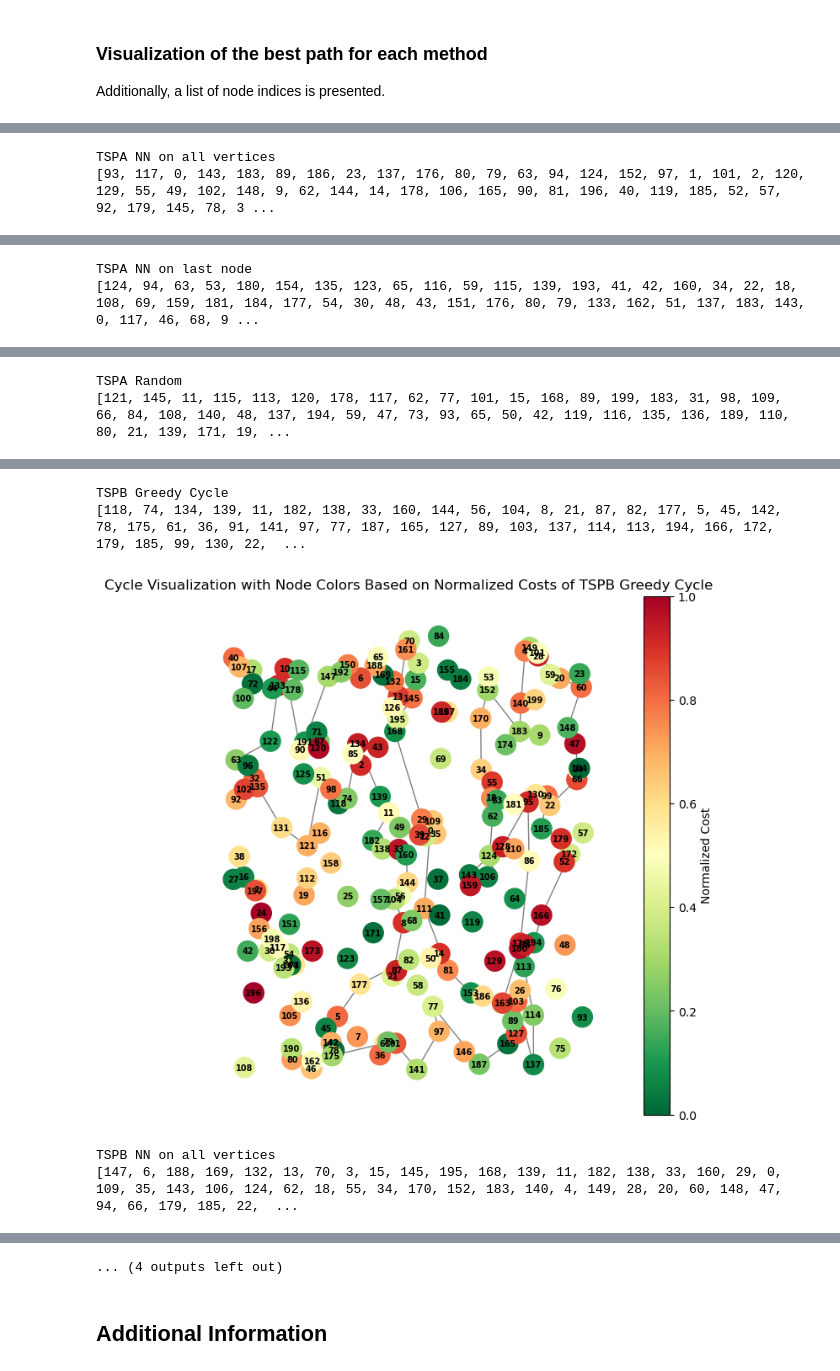
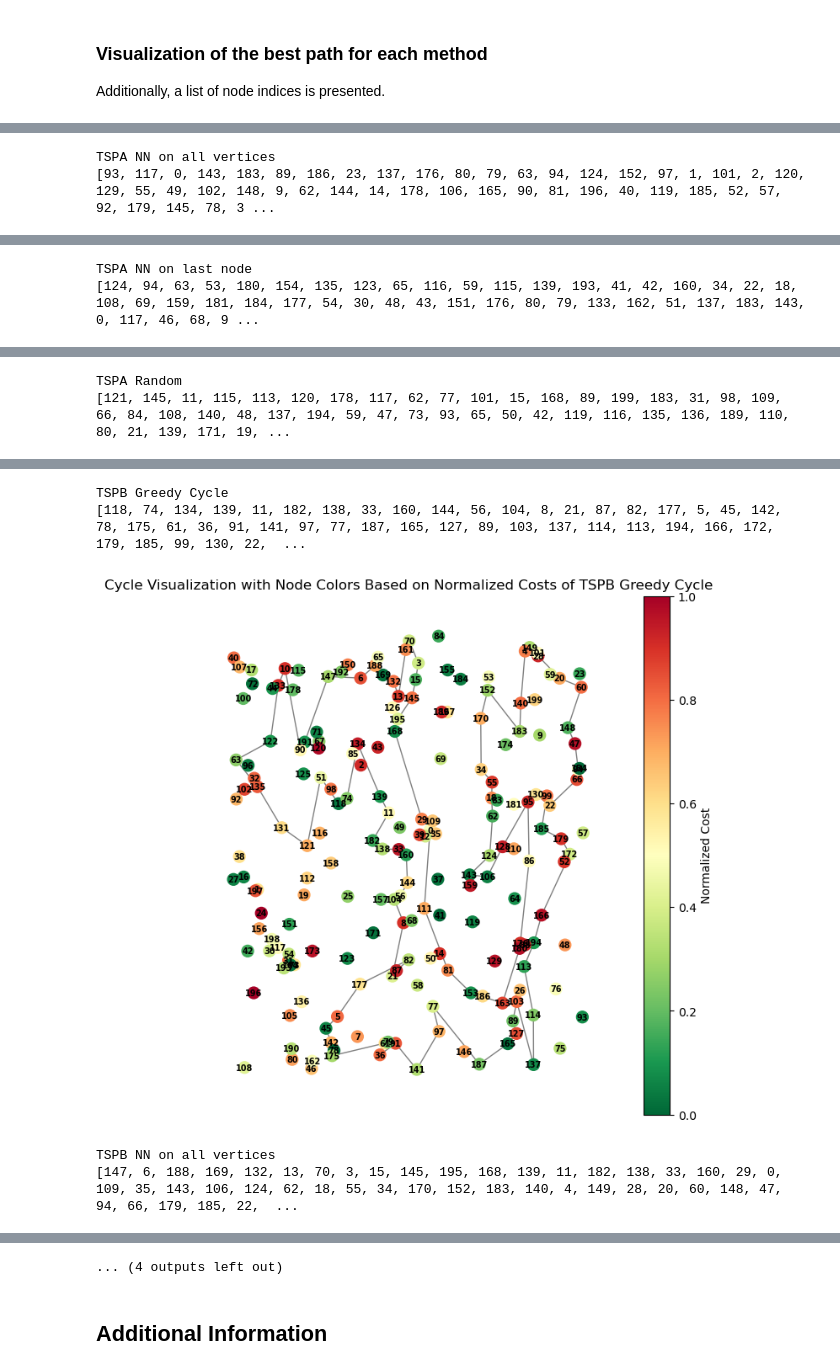
Before and after one commit to Mickeyo0o/EvolutionaryComp, a Jupyter notebook: Lab1/report.ipynb, the cells around one changed output, grey strips where cells are left out. Saved outputs shown, nothing was run; the diff lists cells and outputs as text; code cells hidden in the pictures.

```diff
--- a/Lab1/report.ipynb
+++ b/Lab1/report.ipynb
@@ -220,0 +223,12 @@ result_df
+# %%
+methods_for_times = ['Random', 'NN on last node', 'NN on all vertices', 'Greedy Cycle', 'Extra']
+times_df = pd.read_csv('times.csv', header=None, names=methods_for_times)
+times_df = times_df.drop(columns=['Extra'])
+times_stats = []
+for method in methods_for_times[:-1]:
+    min_value = times_df[method].min()
+    max_value = times_df[method].max()
+    avg_value = times_df[method].mean()
+    times_stats.append([min_value, avg_value, max_value])
+stats_time_df = pd.DataFrame(times_stats, columns=['Minimum', 'Average', 'Maximum'], index=[methods_for_times[:-1]])
+stats_time_df
@@ -269,7 +289,7 @@ for count, method in enumerate(methods):
         node_colors = [cmap(norm(dfTSPB.loc[idx, 'Normalized_Cost'])) for idx in range(0, 200)]
 
     fig, ax = plt.subplots(figsize=(8, 8))  # Explicitly define the axes
-    nx.draw(G, pos=positions, with_labels=True, node_color=node_colors, node_size=300, font_size=7, edge_color='gray', linewidths=1, font_weight='bold', ax=ax)
+    nx.draw(G, pos=positions, with_labels=True, node_color=node_colors, node_size=100, font_size=7, edge_color='gray', linewidths=1, font_weight='bold', ax=ax)
 
     # Create a ScalarMappable for the colorbar
     sm = ScalarMappable(cmap=cmap, norm=norm)
@@ -297,5 +317,5 @@ TSPA Random
 TSPB Greedy Cycle
 [118, 74, 134, 139, 11, 182, 138, 33, 160, 144, 56, 104, 8, 21, 87, 82, 177, 5, 45, 142, 78, 175, 61, 36, 91, 141, 97, 77, 187, 165, 127, 89, 103, 137, 114, 113, 194, 166, 172, 179, 185, 99, 130, 22,  ...
-[figure, old version]
+[figure, new version]
 TSPB NN on all vertices
 [147, 6, 188, 169, 132, 13, 70, 3, 15, 145, 195, 168, 139, 11, 182, 138, 33, 160, 29, 0, 109, 35, 143, 106, 124, 62, 18, 55, 34, 170, 152, 183, 140, 4, 149, 28, 20, 60, 148, 47, 94, 66, 179, 185, 22,  ...
```
Also changed, not shown: parts of 3 cells of this notebook, 12 other files.
